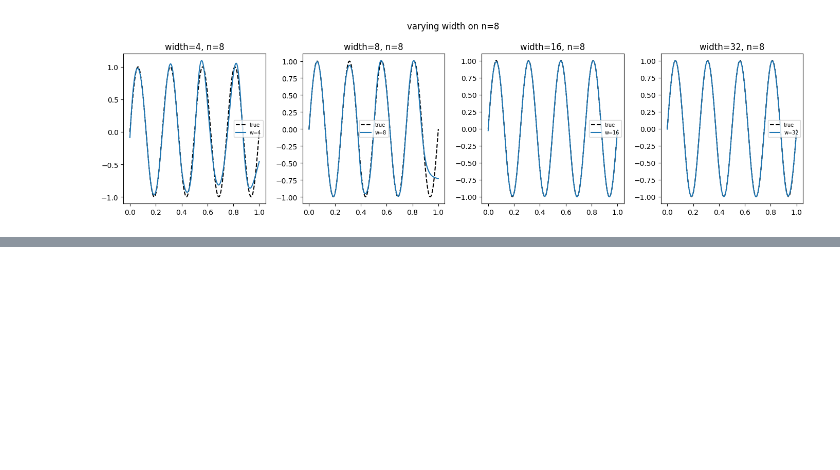
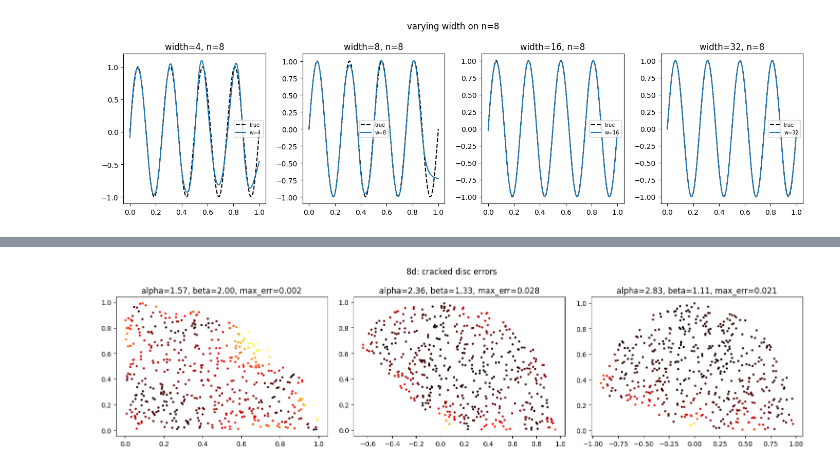
Before and after one commit to CalculatorAddict/pinn-coursework, a Jupyter notebook: exercises.ipynb, the cells around one changed output, grey strips where cells are left out. Drawn from its saved outputs; the diff is of its cells as text; code cells hidden in the pictures; blank space fills up the shorter version.

```diff
--- a/exercises.ipynb
+++ b/exercises.ipynb
@@ -364,0 +626,82 @@ plt.suptitle('varying width on n=8'); plt.tight_layout(); plt.show()
+# %%
+# ============================================================
+# 8d: cracked disc, -∆u=0, u = r^beta * sin(pi*theta/alpha)
+# beta = pi/alpha
+# ============================================================
+
+def polar_to_cart(r, theta):
+    return r * torch.cos(theta), r * torch.sin(theta)
+
+def true_sol_8d(r, theta, alpha):
+    beta = torch.pi / alpha
+    return r**beta * torch.sin(torch.pi * theta / alpha)
+
+def pinn_loss_8d(model, xy_int, xy_bc, u_bc):
+    xy_int.requires_grad_(True)
+    u = model(xy_int)
+    du = grad(u, xy_int)
+    du_x = du[:, 0:1]
+    du_y = du[:, 1:2]
+    du_xx = grad(du_x, xy_int)[:, 0:1]
+    du_yy = grad(du_y, xy_int)[:, 1:2]
+    residual = (du_xx + du_yy).pow(2).mean()
+    bc_loss  = (model(xy_bc) - u_bc).pow(2).mean()
+    return residual + bc_loss
+
+def sample_cracked_disc(alpha, n=300):
+    # interior: polar coords (r in (0,1), theta in (0, alpha))
+    r     = torch.rand(n) ** 0.5  # sqrt for uniform area
+    theta = torch.rand(n) * alpha
+    x, y  = polar_to_cart(r, theta)
+    xy_int = torch.stack([x, y], dim=1)
+
+    # boundary
+    n_bc = 100
+    r_b  = torch.ones(n_bc)
+    th_b = torch.rand(n_bc) * alpha
+    xb, yb = polar_to_cart(r_b, th_b)
+    # also the two straight edges: theta=0 and theta=alpha
+    r_e  = torch.rand(2*n_bc)
+    th_e = torch.cat([torch.zeros(n_bc), torch.full((n_bc,), alpha)])
+    xe, ye = polar_to_cart(r_e, th_e)
+
+    xbc   = torch.cat([xb, xe])
+    ybc   = torch.cat([yb, ye])
+    r_all = torch.cat([r_b, r_e])
+    t_all = torch.cat([th_b, th_e])
+    u_bc  = true_sol_8d(r_all, t_all, torch.tensor(alpha)).unsqueeze(1)
+    xy_bc = torch.stack([xbc, ybc], dim=1)
+    return xy_int, xy_bc, u_bc
+
+alphas = [0.5 * torch.pi, 0.75 * torch.pi, 0.9 * torch.pi]
+fig, axes = plt.subplots(1, len(alphas), figsize=(15, 4))
+for ax, alpha_val in zip(axes, alphas):
+    alpha = float(alpha_val)
+    beta  = torch.pi / alpha_val
+
+    model = MLP(16, 4, in_dim=2)
+    xy_int, xy_bc, u_bc = sample_cracked_disc(alpha)
+    opt = torch.optim.Adam(model.parameters(), lr=1e-3)
+    for _ in range(5000):
+        opt.zero_grad()
+        loss = pinn_loss_8d(model, xy_int, xy_bc, u_bc)
+        loss.backward()
+        opt.step()
+
+    # evaluate error on grid inside domain
+    r_t   = torch.rand(500) ** 0.5
+    th_t  = torch.rand(500) * alpha
+    xt, yt = polar_to_cart(r_t, th_t)
+    xy_t  = torch.stack([xt, yt], dim=1)
+    u_true = true_sol_8d(r_t, th_t, torch.tensor(alpha)).unsqueeze(1)
+    with torch.no_grad():
+        u_pred = model(xy_t)
+    err = (u_pred - u_true).abs().max().item()
+
+    ax.scatter(xt.numpy(), yt.numpy(), c=(u_pred - u_true).abs().detach().numpy().flatten(),
+               cmap='hot', s=5)
+    ax.set_title(f'alpha={alpha:.2f}, beta={float(beta):.2f}, max_err={err:.3f}')
+plt.suptitle('8d: cracked disc errors')
+plt.tight_layout(); plt.show()
+# %% [output]
+[figure, added]
```
Also changed, not shown: parts of 8 cells of this notebook.
